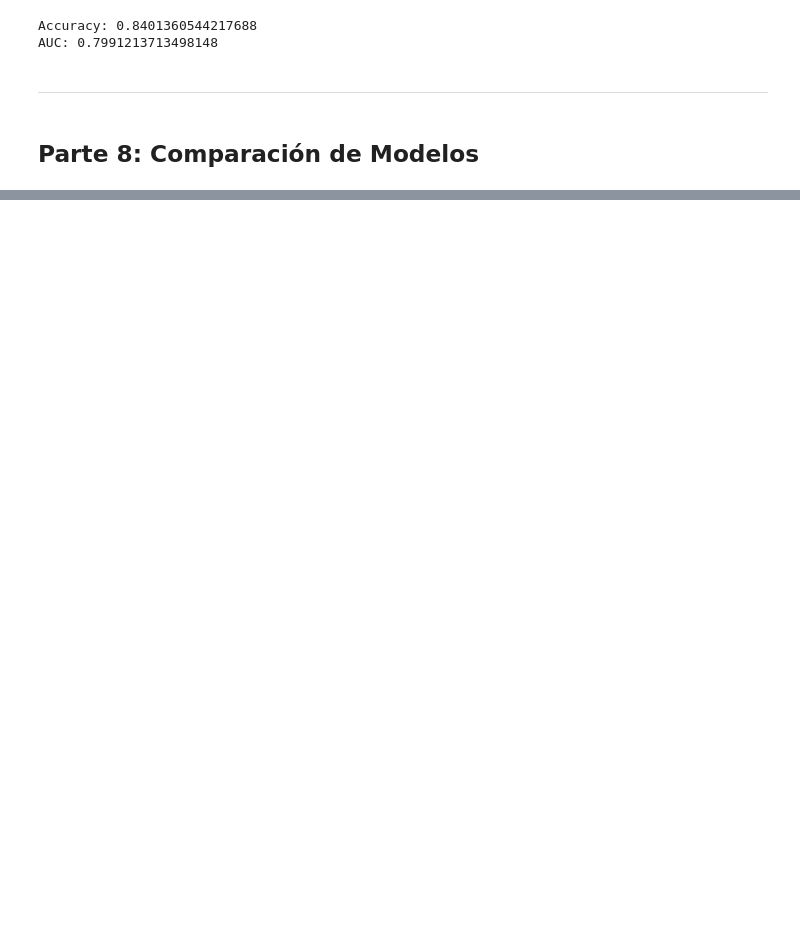
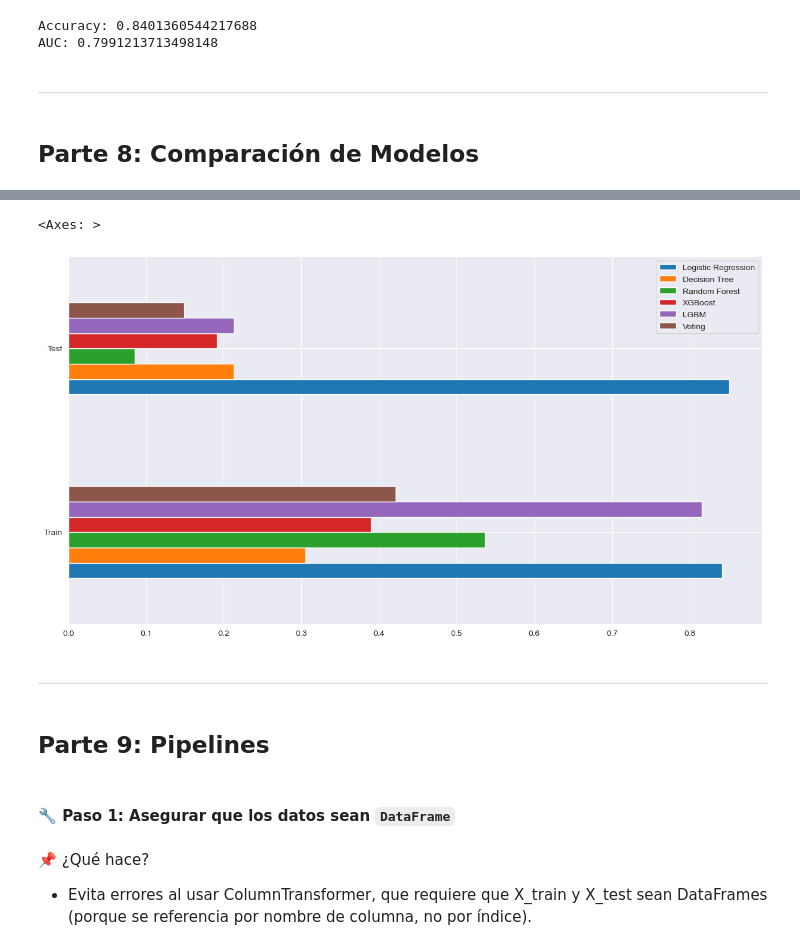
Before and after one commit to lnastri25/IA_UCEMA, a Jupyter notebook: trabajos_practicos/tp2_employees/TP2_Aprendizaje_Supervisado_I.ipynb, the cells around one changed output, grey strips where cells are left out. Cells and saved outputs as stored; diff of their text form; code cells hidden in the pictures; blank space fills up the shorter version.

Commit message:
pipeline

```diff
--- a/trabajos_practicos/tp2_employees/TP2_Aprendizaje_Supervisado_I.ipynb
+++ b/trabajos_practicos/tp2_employees/TP2_Aprendizaje_Supervisado_I.ipynb
@@ -1393,0 +1463,22 @@ scores_df.plot(kind='barh', figsize=(15, 8))
+# %%
+### RECALL
+recall_scores = {
+    'Logistic Regression': {'Train': recall_score(y_train, logisticRegr.predict(X_train)), 'Test': recall_score(y_test, logisticRegr.predict(X_test))},
+    'Decision Tree': {'Train': recall_score(y_train, best_tree_model.predict(X_train)),'Test': recall_score(y_test, best_tree_model.predict(X_test))},
+    'Random Forest': {'Train': recall_score(y_train, best_rf_model.predict(X_train)),'Test': recall_score(y_test, best_rf_model.predict(X_test))},
+    'XGBoost': {'Train': recall_score(y_train, best_xgb_model.predict(X_train)),'Test': recall_score(y_test, best_xgb_model.predict(X_test))},
+    'LGBM': {'Train': recall_score(y_train, best_lgbm_model.predict(X_train)),'Test': recall_score(y_test, best_lgbm_model.predict(X_test))},
+    'Voting': {'Train': recall_score(y_train, voting_clf.predict(X_train)),'Test': recall_score(y_test, voting_clf.predict(X_test))}
+}
+# %%
+recall_scores_df = pd.DataFrame(recall_scores)
+recall_scores_df.plot(kind='barh', figsize=(15, 8))
+# %% [output]
+<Axes: >
+[figure, added]
+# %% [markdown]
+___
+# %% [markdown]
+## **Parte 9: Pipelines**
+# %% [markdown]
+#### 🔧 Paso 1: Asegurar que los datos sean `DataFrame`
@@ -1393,0 +1491,3 @@ scores_df.plot(kind='barh', figsize=(15, 8))
+# %% [markdown]
+📌 ¿Qué hace?
+- Evita errores al usar ColumnTransformer, que requiere que X_train y X_test sean DataFrames (porque se referencia por nombre de columna, no por índice).
```
Also changed, not shown: parts of 40 cells of this notebook, 2 other files.
